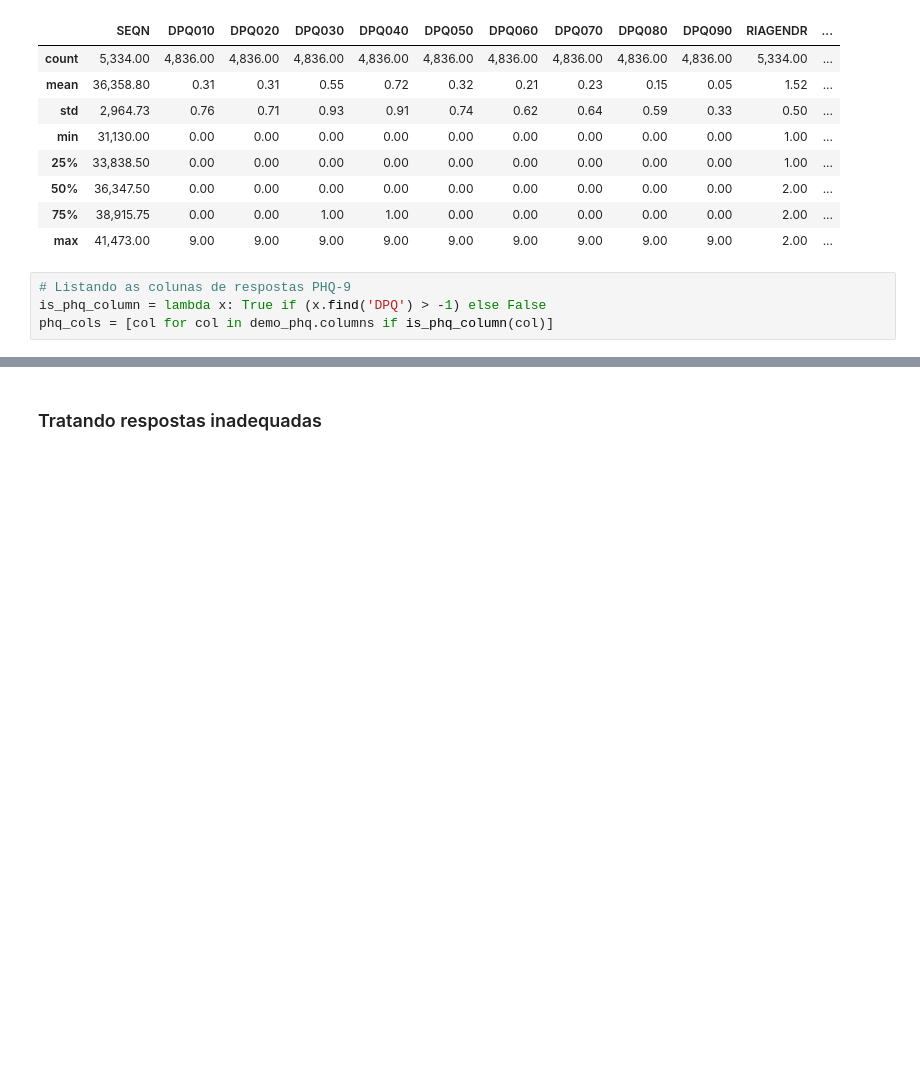
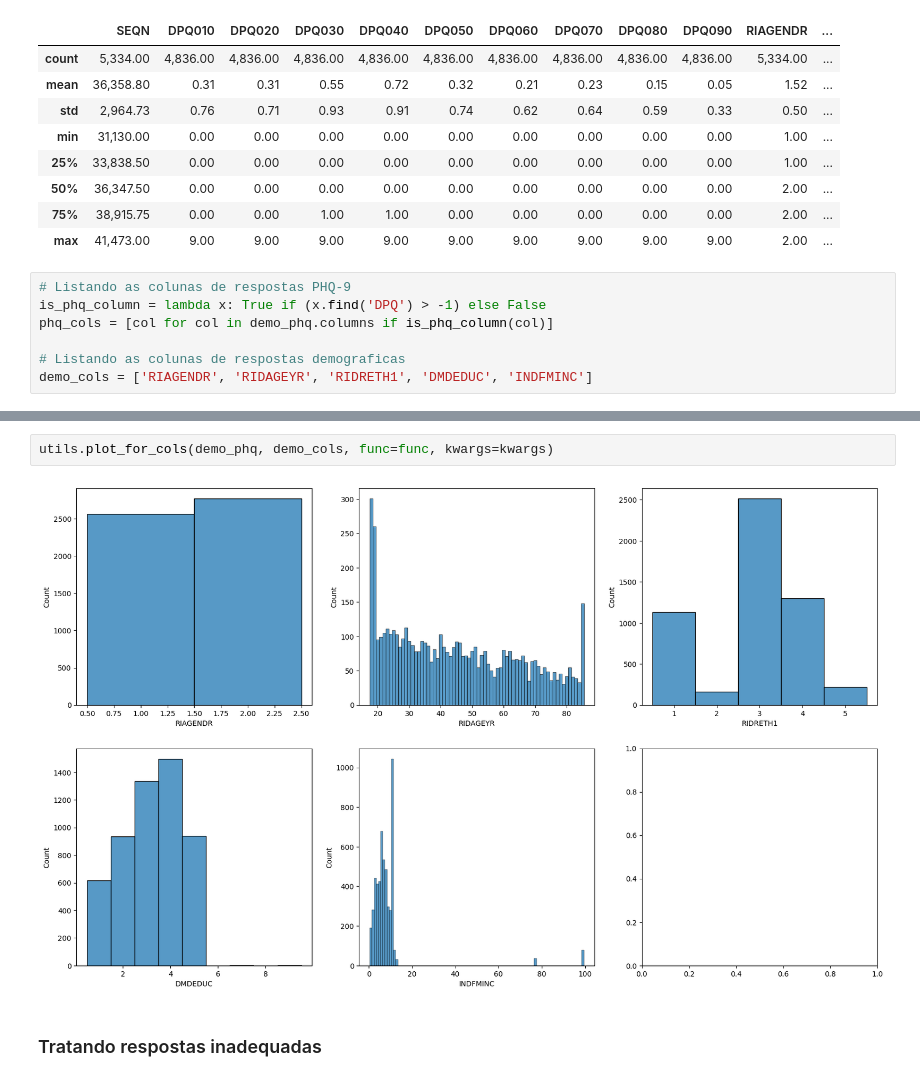
Before and after one commit to thiago-paim/tera-desafio-inferencia, a Jupyter notebook: notebooks/step_1_data_treatment.ipynb, the cells around one changed output, grey strips where cells are left out. Cells and saved outputs as stored; diff of their text form; blank space fills up the shorter version.

```diff
--- a/notebooks/step_1_data_treatment.ipynb
+++ b/notebooks/step_1_data_treatment.ipynb
@@ -89,3 +82,6 @@ demo_phq.describe()
 # Listando as colunas de respostas PHQ-9
 is_phq_column = lambda x: True if (x.find('DPQ') > -1) else False
 phq_cols = [col for col in demo_phq.columns if is_phq_column(col)]
+
+# Listando as colunas de respostas demograficas
+demo_cols = ['RIAGENDR', 'RIDAGEYR', 'RIDRETH1', 'DMDEDUC', 'INDFMINC']
@@ -92,3 +95,7 @@ phq_cols = [col for col in demo_phq.columns if is_phq_column(col)]
+# %%
+utils.plot_for_cols(demo_phq, demo_cols, func=func, kwargs=kwargs)
+# %% [output]
+[figure, added]
 # %% [markdown]
 ### Tratando respostas inadequadas
 # %%
```
Also changed, not shown: parts of 6 cells of this notebook.
